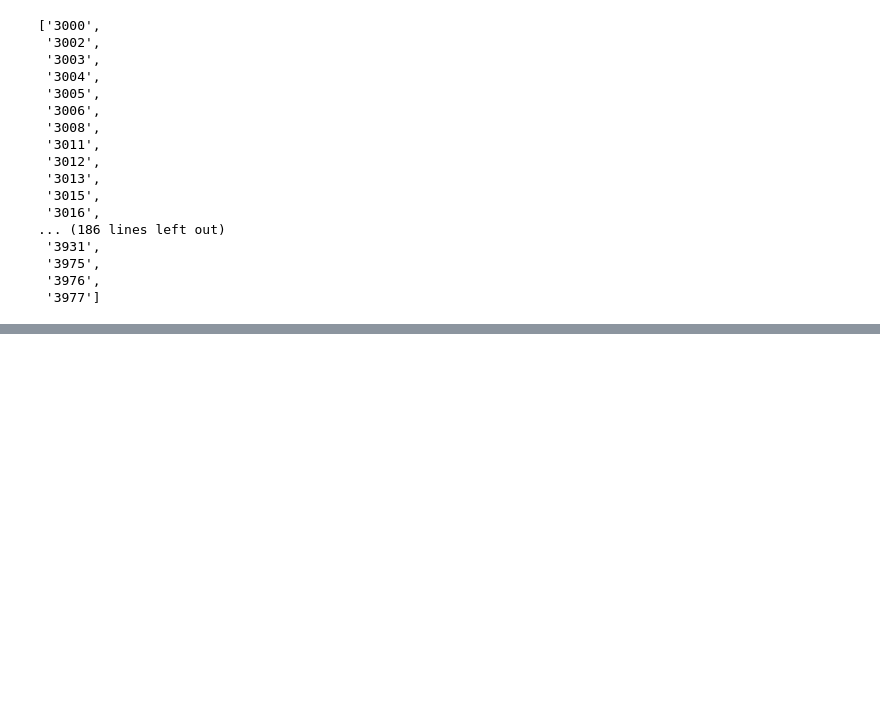
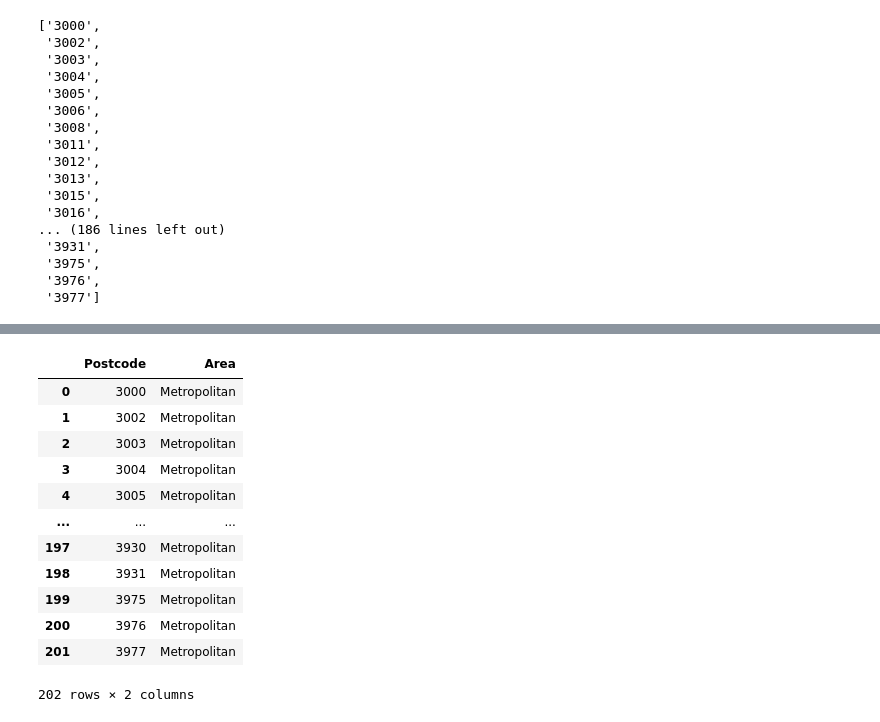
Before and after one commit to lindalevy/Project2_ETL, a Jupyter notebook: Working code/Postcode Web Scraping.ipynb, the cells around one changed output, grey strips where cells are left out. Cells and saved outputs as stored; diff of their text form; code cells hidden in the pictures; blank space fills up the shorter version.

```diff
--- a/Working code/Postcode Web Scraping.ipynb
+++ b/Working code/Postcode Web Scraping.ipynb
@@ -207,3 +225,21 @@ df2
 | 200 | 3976 |
 | 201 | 3977 |
 202 rows × 1 columns
+# %%
+# inserting Area column to show "Metropolitan" in data frame
+df2.insert(1, "Area", "Metropolitan")
+df2
+# %% [output]
+|  | Postcode | Area |
+| 0 | 3000 | Metropolitan |
+| 1 | 3002 | Metropolitan |
+| 2 | 3003 | Metropolitan |
+| 3 | 3004 | Metropolitan |
+| 4 | 3005 | Metropolitan |
+| ... | ... | ... |
+| 197 | 3930 | Metropolitan |
+| 198 | 3931 | Metropolitan |
+| 199 | 3975 | Metropolitan |
+| 200 | 3976 | Metropolitan |
+| 201 | 3977 | Metropolitan |
+202 rows × 2 columns
```
Also changed, not shown: parts of 6 cells of this notebook, 3 other files.
